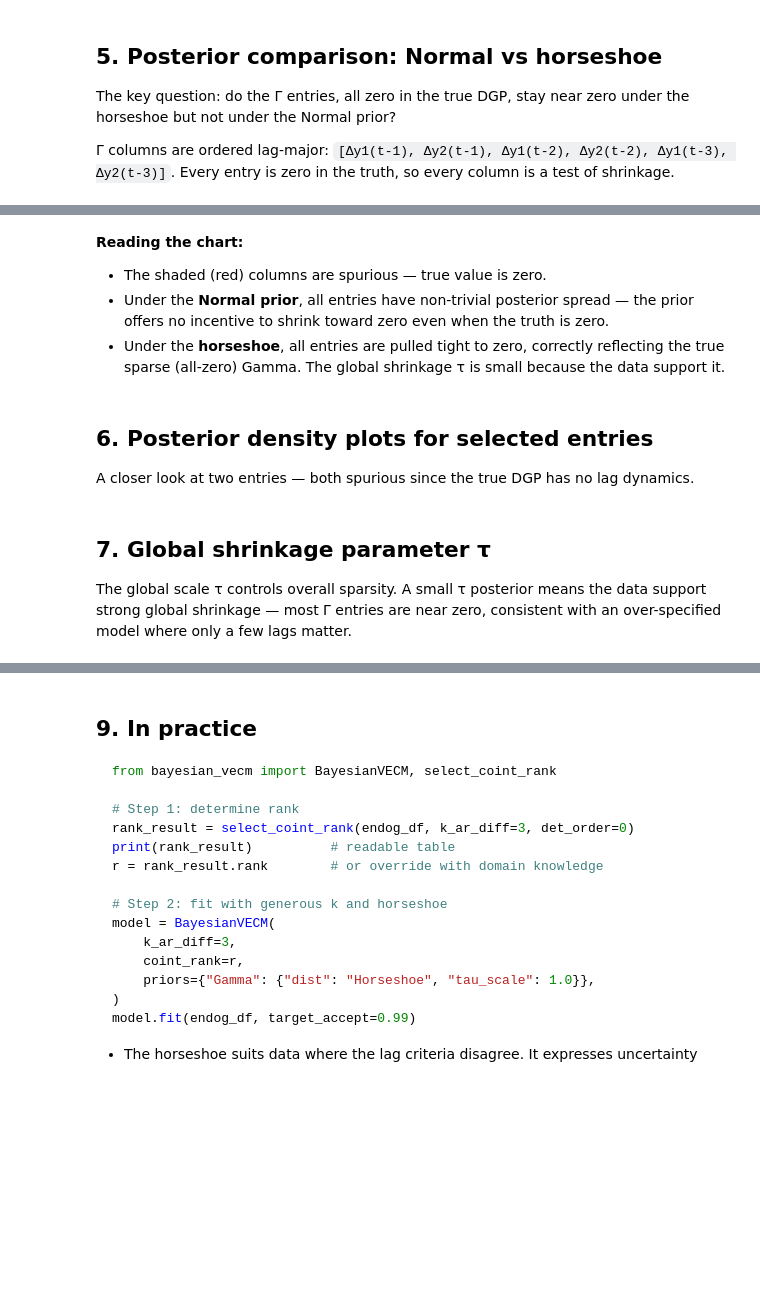
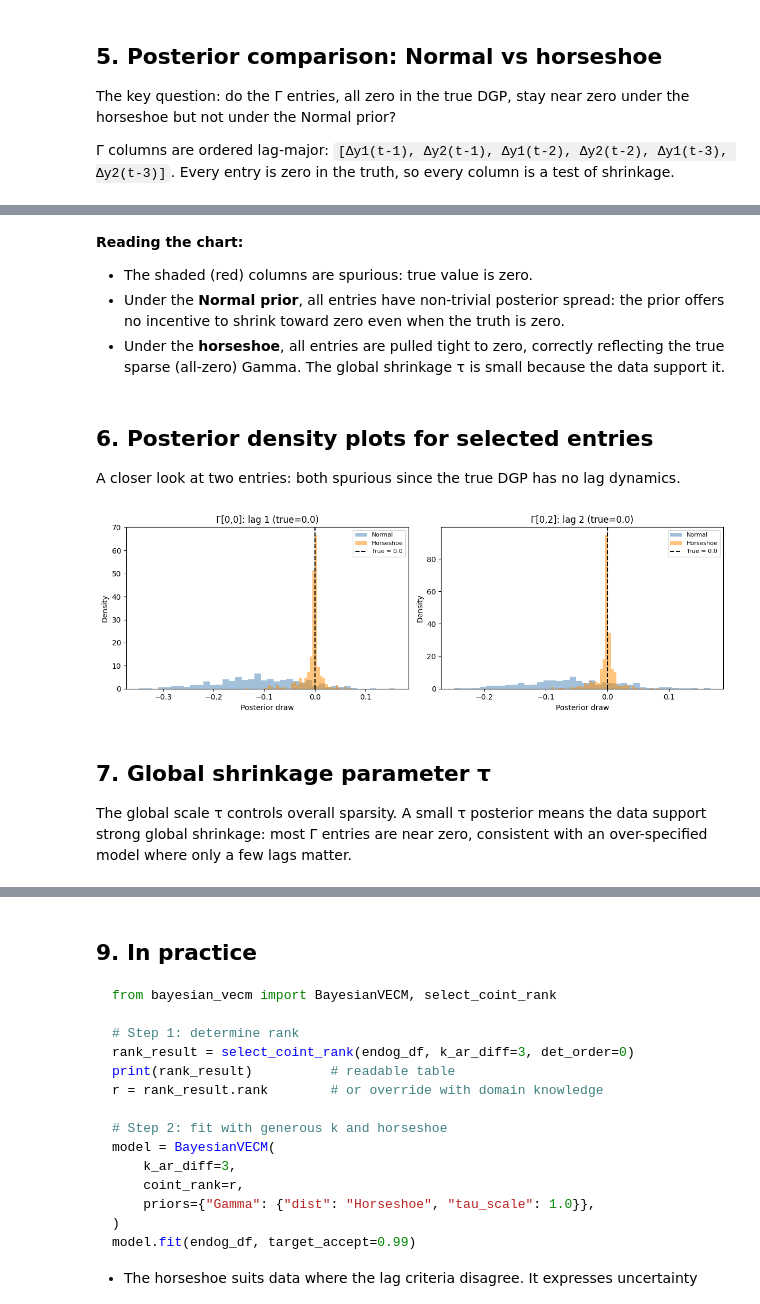
Before and after one commit to raz1470/bayesian_vecm, a Jupyter notebook: notebooks/build/10_horseshoe_prior_walkthrough.ipynb, the cells around one changed output, grey strips where cells are left out. Drawn from its saved outputs; the diff is of its cells as text; code cells hidden in the pictures; blank space fills up the shorter version.

```diff
--- a/notebooks/build/10_horseshoe_prior_walkthrough.ipynb
+++ b/notebooks/build/10_horseshoe_prior_walkthrough.ipynb
@@ -192,40 +248,42 @@ plt.show()
 # %% [markdown]
 **Reading the chart:**
-- The shaded (red) columns are spurious — true value is zero.
-- Under the **Normal prior**, all entries have non-trivial posterior spread — the prior offers no incentive to shrink toward zero even when the truth is zero.
+- The shaded (red) columns are spurious: true value is zero.
+- Under the **Normal prior**, all entries have non-trivial posterior spread: the prior offers no incentive to shrink toward zero even when the truth is zero.
 - Under the **horseshoe**, all entries are pulled tight to zero, correctly reflecting the true sparse (all-zero) Gamma. The global shrinkage τ is small because the data support it.
 # %% [markdown]
 ## 6. Posterior density plots for selected entries
 
-A closer look at two entries — both spurious since the true DGP has no lag dynamics.
+A closer look at two entries: both spurious since the true DGP has no lag dynamics.
 # %%
 fig, axes = plt.subplots(1, 2, figsize=(12, 4))
 
 entries = [
-    ("Γ[0,0] — lag 1 (true=0.0)", (0, 0), 0.0),
-    ("Γ[0,2] — lag 2 (true=0.0)", (0, 2), 0.0),
+    ("Γ[0,0]: lag 1 (true=0.0)", (0, 0), 0.0),
+    ("Γ[0,2]: lag 2 (true=0.0)", (0, 2), 0.0),
 ]
 
 for ax, (title, (row, col), true_val) in zip(axes, entries, strict=True):
     draws_n = (
         model_normal.idata.posterior["Gamma"].sel(Gamma_dim_0=row, Gamma_dim_1=col).values.ravel()
     )
     draws_h = model_hs.idata.posterior["Gamma"].sel(Gamma_dim_0=row, Gamma_dim_1=col).values.ravel()
 
     ax.hist(draws_n, bins=40, density=True, alpha=0.5, color="steelblue", label="Normal")
     ax.hist(draws_h, bins=40, density=True, alpha=0.5, color="darkorange", label="Horseshoe")
     ax.axvline(true_val, color="black", ls="--", lw=1.5, label=f"True = {true_val}")
     ax.set_title(title)
     ax.set_xlabel("Posterior draw")
     ax.set_ylabel("Density")
     ax.legend(fontsize=8)
 
 plt.tight_layout()
 plt.show()
+# %% [output]
+[figure, added]
 # %% [markdown]
 ## 7. Global shrinkage parameter τ
 
-The global scale τ controls overall sparsity. A small τ posterior means the data support strong global shrinkage — most Γ entries are near zero, consistent with an over-specified model where only a few lags matter.
+The global scale τ controls overall sparsity. A small τ posterior means the data support strong global shrinkage: most Γ entries are near zero, consistent with an over-specified model where only a few lags matter.
 # %%
 tau_draws = model_hs.idata.posterior["Gamma_tau"].values.ravel()
 
```
Also changed, not shown: parts of 12 cells of this notebook, 16 other files.
